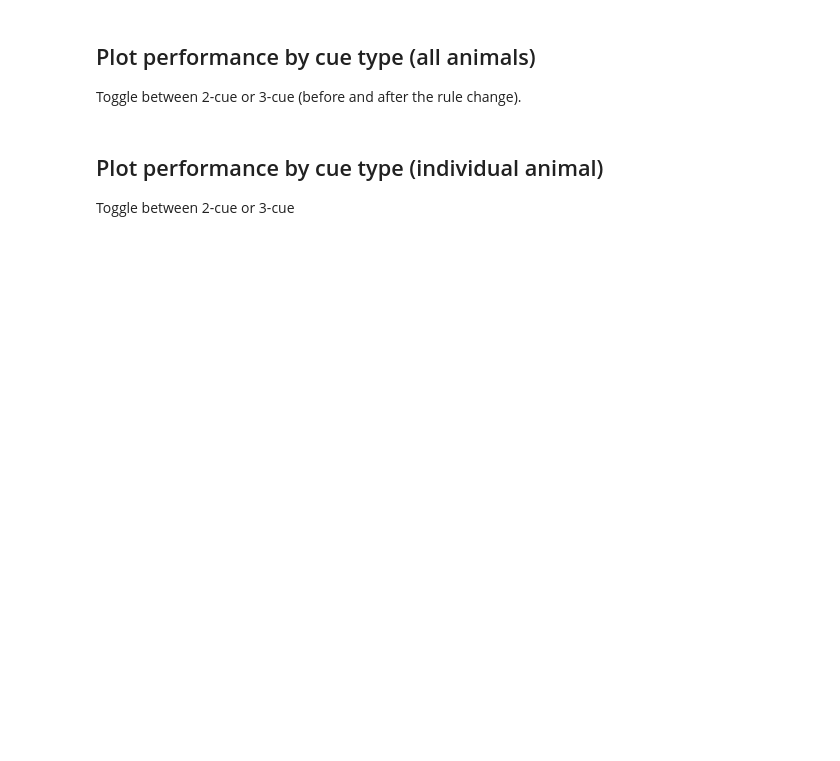
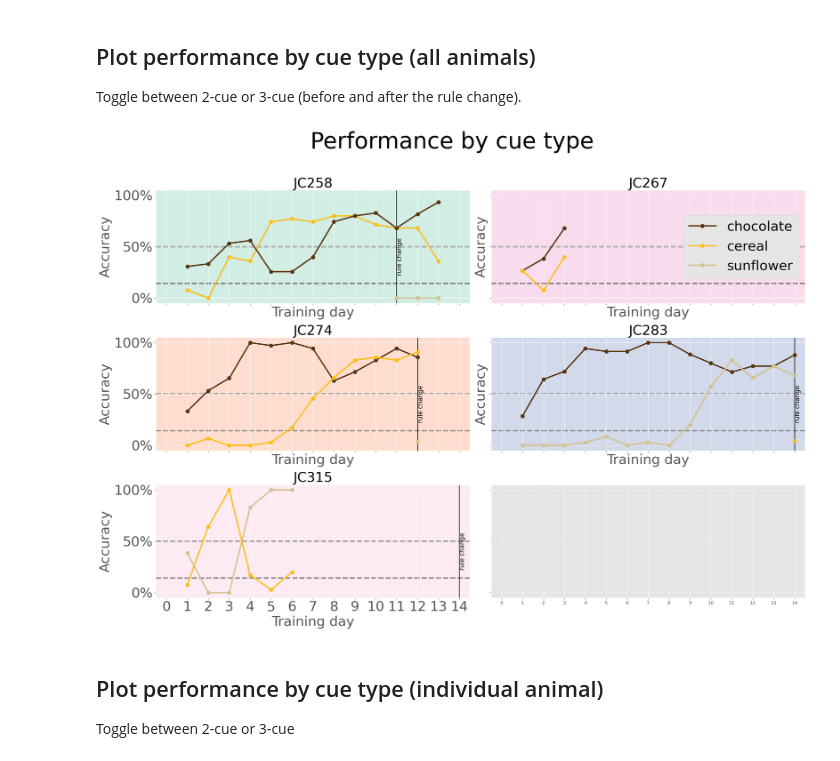
Before and after one commit to acumpelik/mPFC-analysis, a Jupyter notebook: analyzeBehavior.ipynb, the cells around one changed output. Saved outputs shown, nothing was run; the diff lists cells and outputs as text; code cells hidden in the pictures; blank space fills up the shorter version.

Commit message:
added JC315 partial data and plotted, some plots aren't generated well yet

```diff
--- a/analyzeBehavior.ipynb
+++ b/analyzeBehavior.ipynb
@@ -43,6 +43,7 @@ all_animals = [
     'JC267',
     'JC274',
     'JC283',
+    'JC315',
 ]
 
 datadir = 'data/'
@@ -141,8 +142,8 @@ plt.show()
 Toggle between 2-cue or 3-cue (before and after the rule change).
 # %%
 # Make a large plot with 4 subplots
-rows, cols = 2, 2
-fig, axes = plt.subplots(2, 2, sharex=True, sharey=True, figsize=(22,15))
+rows, cols = 3, 2
+fig, axes = plt.subplots(3, 2, sharex=True, sharey=True, figsize=(22,15))
 title='Performance by cue type'
 fig.suptitle(title, fontsize=50, y=1.03)
 
@@ -157,33 +158,35 @@ for ax, animal in zip(axes.flatten(), animals):
     # rule_ch_line=False
 
     # 3 cue
     data_by_cue = accuracy_by_cue[animal]
     ndays=ndays3cue
     cues_select=cues[animal]
     rule_ch_line=True
     ###############################################
 
     plot_accuracy_by_cue(
         data_by_cue=data_by_cue,
         animal=animal,
         cues=cues_select,
         ndays=ndays,
         background=cscheme[animal+'_medium'],
         fig=fig,
         ax=ax,
         rule_ch_line=rule_ch_line,
     )
 
     # Plot legend on JC267 subplot
     if animal == 'JC267':
         legend_handles = []
         for cue, color in cue_names.items():
             legend_handles.append(plt.Line2D([],[], color=color, label=cue, linewidth=3, marker='o', markersize=8))
         ax.legend(handles=legend_handles, loc=7, fontsize=30, framealpha=1)
 
 plt.show()
 
 # save_fig('Performance all animals light tint', 'svg')
+# %% [output]
+[figure, added]
 # %% [markdown]
 ## Plot performance by cue type (individual animal)
 Toggle between 2-cue or 3-cue
```
Also changed, not shown: parts of 10 cells of this notebook, 3 other files.
